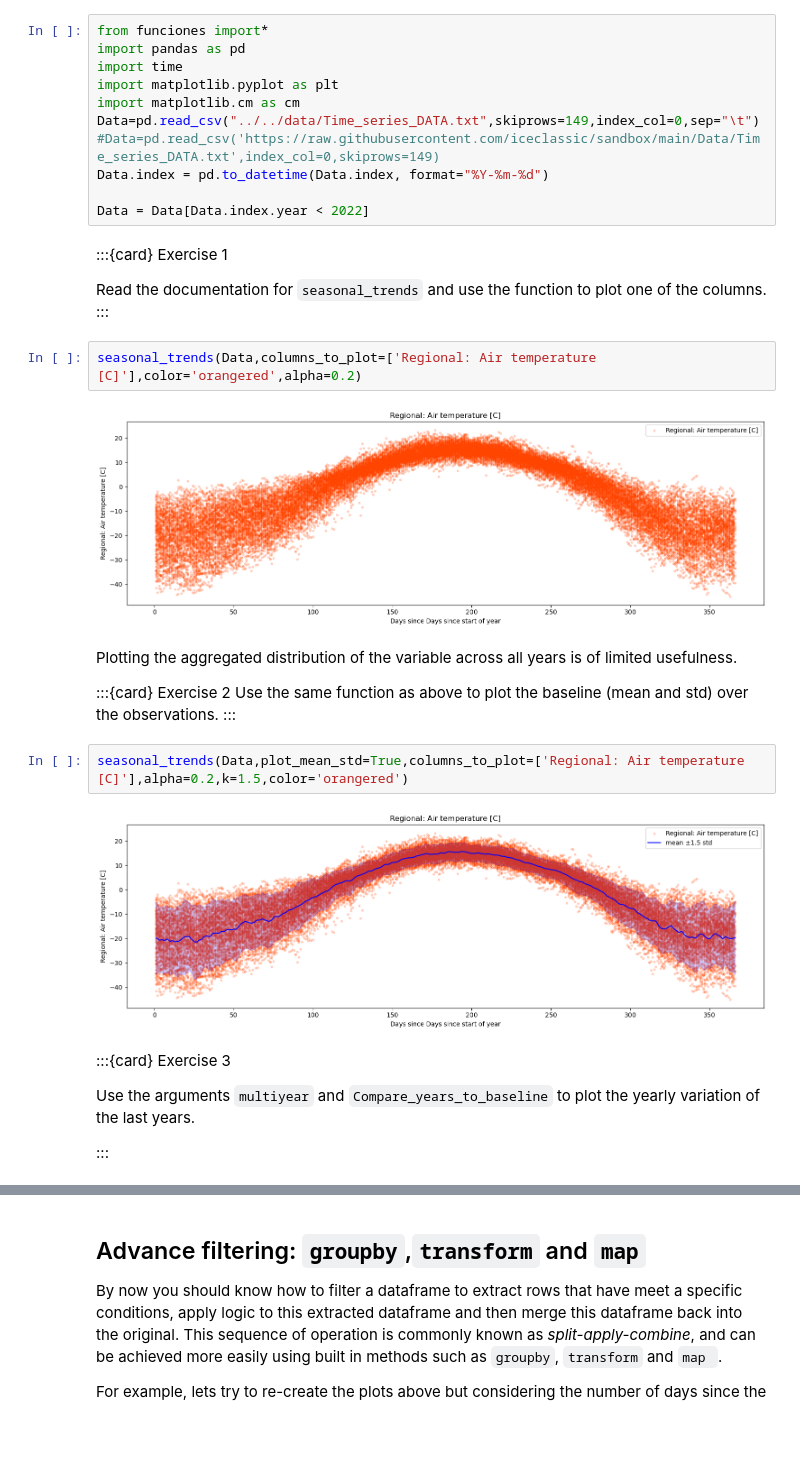
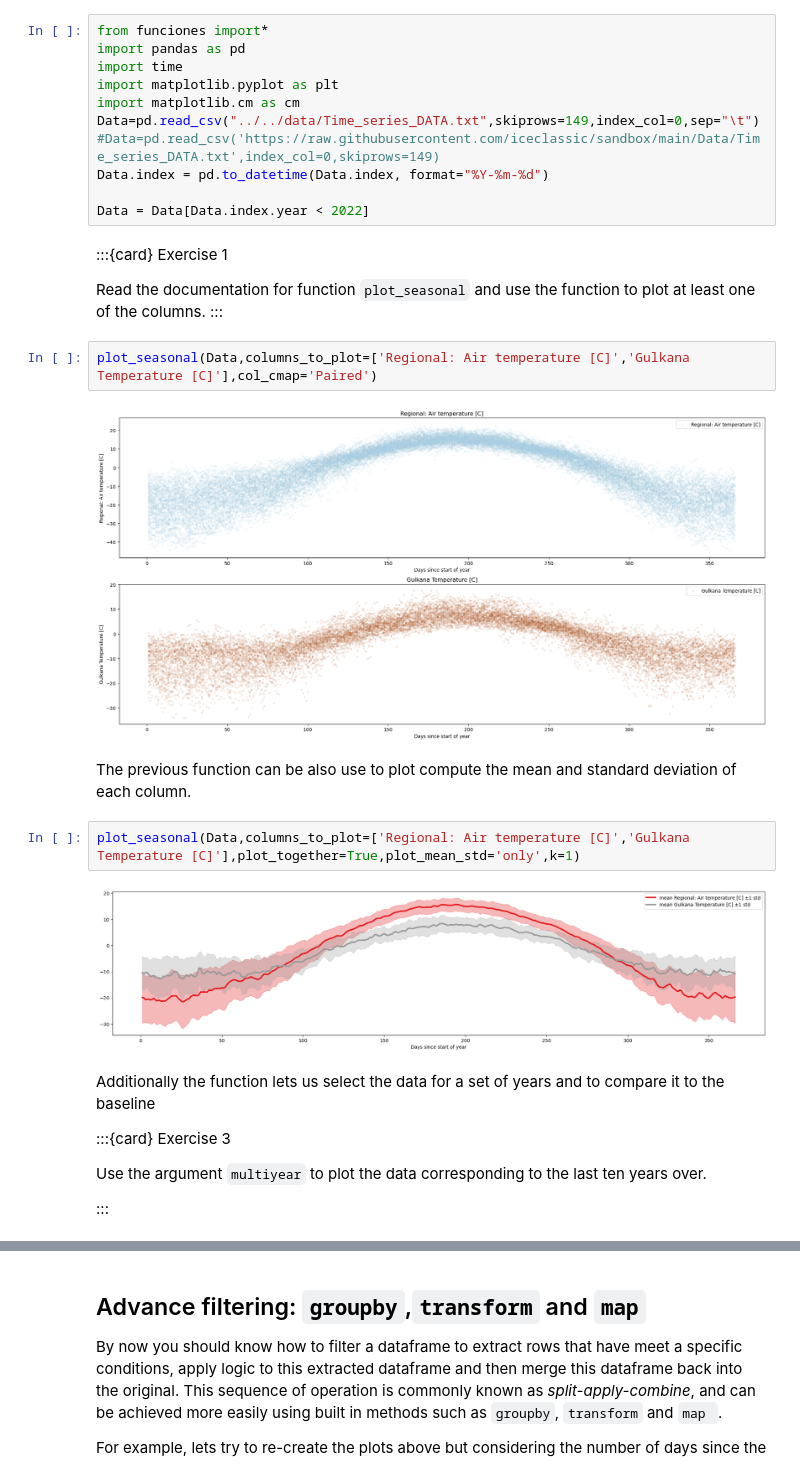
Before and after one commit to iceclassic/mude, a Jupyter notebook: book/Part_1/Regression.ipynb, the cells around one changed output, grey strips where cells are left out. Saved outputs shown, nothing was run; the diff lists cells and outputs as text; blank space fills up the shorter version.

Commit message:
better plots (plot_seasoal + xaxis apply)

```diff
--- a/book/Part_1/Regression.ipynb
+++ b/book/Part_1/Regression.ipynb
@@ -16,26 +16,25 @@ Data = Data[Data.index.year < 2022]
 # %% [markdown]
 :::{card} Exercise 1
 
-Read the documentation for `seasonal_trends` and use the function to plot one of the columns.
+Read the documentation for function `plot_seasonal` and use the function to plot at least one of the columns.
 :::
 # %%
-seasonal_trends(Data,columns_to_plot=['Regional: Air temperature [C]'],color='orangered',alpha=0.2)
+plot_seasonal(Data,columns_to_plot=['Regional: Air temperature [C]','Gulkana Temperature [C]'],col_cmap='Paired')
 # %% [output]
-[figure, old version]
+[figure, new version]
-# %% [markdown]
-Plotting the aggregated distribution of the variable across all years is of limited usefulness.
-
-:::{card} Exercise 2
-Use the same function as above to plot the baseline (mean and std) over the observations.
-:::
+# %% [markdown]
+The previous function can be also use to plot compute the mean and standard deviation of each column.
 # %%
-seasonal_trends(Data,plot_mean_std=True,columns_to_plot=['Regional: Air temperature [C]'],alpha=0.2,k=1.5,color='orangered')
+plot_seasonal(Data,columns_to_plot=['Regional: Air temperature [C]','Gulkana Temperature [C]'],plot_together=True,plot_mean_std='only',k=1)
 # %% [output]
-[figure, old version]
+[figure, new version]
-# %% [markdown]
-:::{card} Exercise 3
-
-Use  the arguments  `multiyear` and `Compare_years_to_baseline` to plot the yearly variation of the last years.
-
-:::
+# %% [markdown]
+Additionally the function lets us select the data for a set of years and to compare it to the baseline
+
+
+:::{card} Exercise 3
+
+Use  the argument  `multiyear`  to plot the data corresponding to the last ten years over.
+
+:::
 # %%
```
Also changed, not shown: parts of 9 cells of this notebook, 1 other file.
